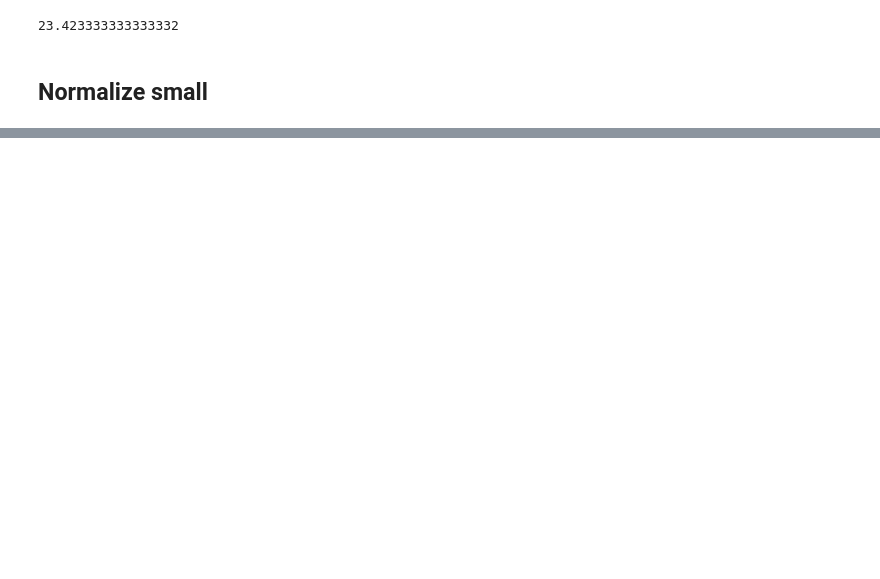
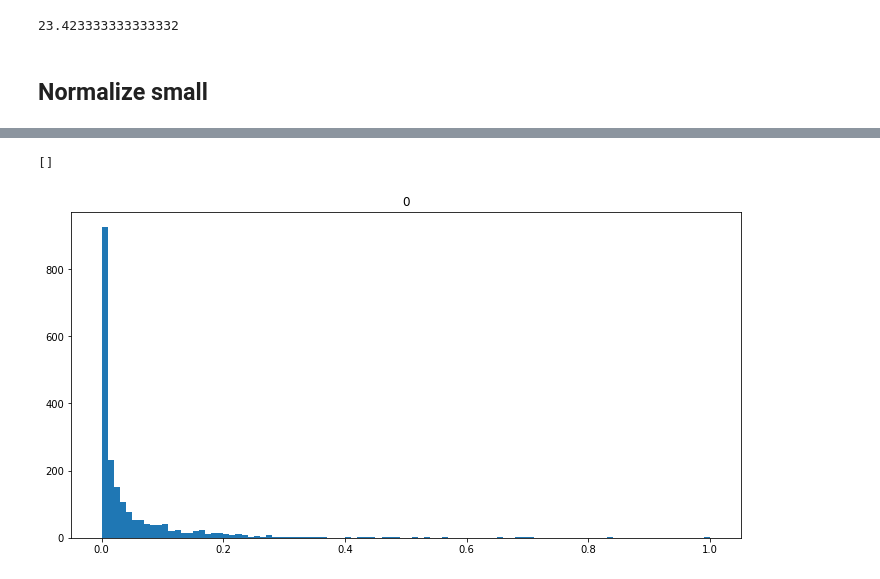
Before and after one commit to JorgeRodri/WhaleClassification, a Jupyter notebook: nn_read_audio_train_nn.ipynb, the cells around one changed output, grey strips where cells are left out. Cells and saved outputs as stored; diff of their text form; code cells hidden in the pictures; blank space fills up the shorter version.

```diff
--- a/nn_read_audio_train_nn.ipynb
+++ b/nn_read_audio_train_nn.ipynb
@@ -480,0 +504,9 @@ def k_fold_cross_validation(x_files, labels_path, model, f_preprocess, n_splits=
+# %%
+n_s = 4
+plt.figure(figsize=(12,6))
+plt.title(np.argmax(Y_test[n_s]))
+q = plt.hist(X_train[n_s].flatten(), bins=100)
+plt.plot()
+# %% [output]
+[]
+[figure, added]
```
Also changed, not shown: parts of 16 cells of this notebook, 1 other file.
